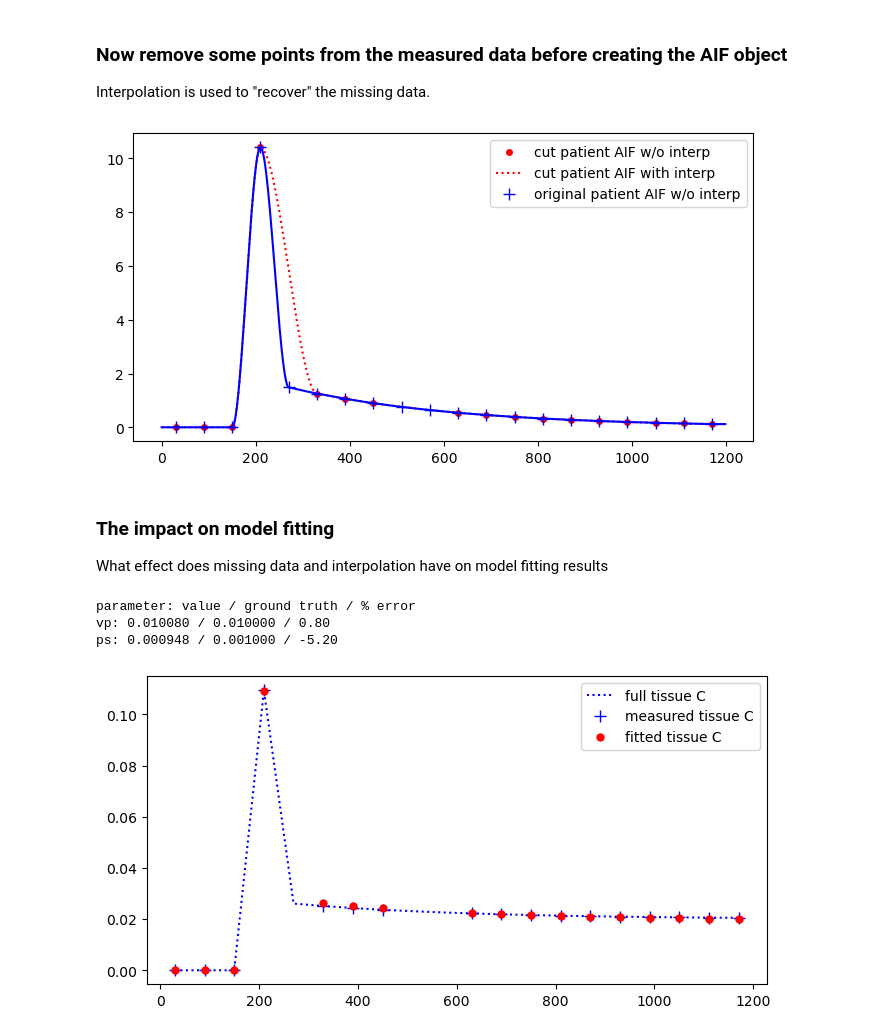
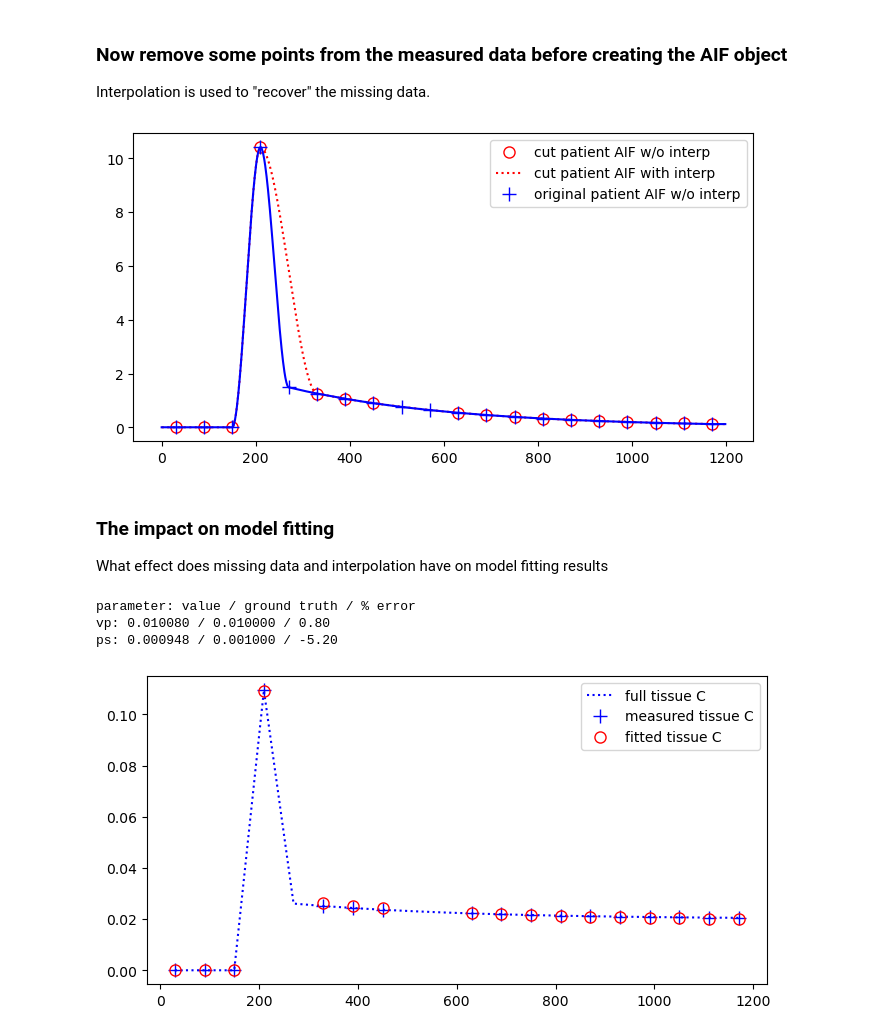
Before and after one commit to mjt320/SEPAL, a Jupyter notebook: demo/demo_interpolation.ipynb, the cells around one changed output. Cells and saved outputs as stored; diff of their text form; code cells hidden in the pictures.

```diff
--- a/demo/demo_interpolation.ipynb
+++ b/demo/demo_interpolation.ipynb
@@ -47,42 +47,42 @@ aif_patient_cut = aifs.PatientSpecific(t_cut, c_ap_cut)
 
 plt.figure(figsize=(8,4))
 # plot c_ap using the new and old AIF objects
-plt.plot(t_cut, aif_patient_cut.c_ap(t_cut), 'r.', markersize=8, label='cut patient AIF w/o interp')
+plt.plot(t_cut, aif_patient_cut.c_ap(t_cut), 'ro', markerfacecolor='none', markersize=8, label='cut patient AIF w/o interp')
 plt.plot(t_fine, aif_patient_cut.c_ap(t_fine), 'r:', label='cut patient AIF with interp')
-plt.plot(t, aif_patient.c_ap(t), 'b+', markersize=8, label='original patient AIF w/o interp')
+plt.plot(t, aif_patient.c_ap(t), 'b+', markersize=10, label='original patient AIF w/o interp')
 plt.plot(t_fine, aif_patient.c_ap(t_fine), 'b-')
 plt.legend();
 # %% [output]
-[figure, old version]
+[figure, new version]
 # %% [markdown]
 ### The impact on model fitting
 What effect does missing data and interpolation have on model fitting results
 # %%
 # generate "measured" concentration using the full patient-specific AIF
 pk_model_ground_truth = pk_models.Patlak(t, aif_patient, upsample_factor=50)
 pk_pars_ground_truth = {'vp': 0.01, 'ps': 1e-3}
 C_t, _c_cp, _c_e = pk_model_ground_truth.conc(**pk_pars_ground_truth)
 
 # remove some data points from the C_t curve
 C_t_cut = np.delete(C_t, idxs_to_delete)
 # C_t_cut = C_t
 
 plt.figure(figsize=(8, 4))
 plt.plot(t, C_t, 'b:', label='full tissue C')
-plt.plot(t_cut, C_t_cut, 'b+', markersize=8, label='measured tissue C')
+plt.plot(t_cut, C_t_cut, 'b+', markersize=10, label='measured tissue C')
 
 # now fit reduced data points using cut-down AIF
 pk_model = pk_models.Patlak(t_cut, aif_patient_cut, upsample_factor=50)
 vp_fit, ps_fit, C_t_fit = dce_fit.ConcToPKP(pk_model).proc(C_t_cut)
 
-plt.plot(t_cut, C_t_fit, 'ro', markersize=5, label='fitted tissue C')
+plt.plot(t_cut, C_t_fit, 'ro', markerfacecolor='none', markersize=8, label='fitted tissue C')
 plt.legend()
 
 print("parameter: value / ground truth / % error")
 print(f"vp: {vp_fit:.6f} / {pk_pars_ground_truth['vp']:.6f} / {100*(vp_fit-pk_pars_ground_truth['vp'])/pk_pars_ground_truth['vp']:.2f}")
 print(f"ps: {ps_fit:.6f} / {pk_pars_ground_truth['ps']:.6f} / {100*(ps_fit-pk_pars_ground_truth['ps'])/pk_pars_ground_truth['ps']:.2f}")
 # %% [output]
 parameter: value / ground truth / % error
 vp: 0.010080 / 0.010000 / 0.80
 ps: 0.000948 / 0.001000 / -5.20
-[figure, old version]
+[figure, new version]
```
Also changed, not shown: parts of 2 cells of this notebook.
